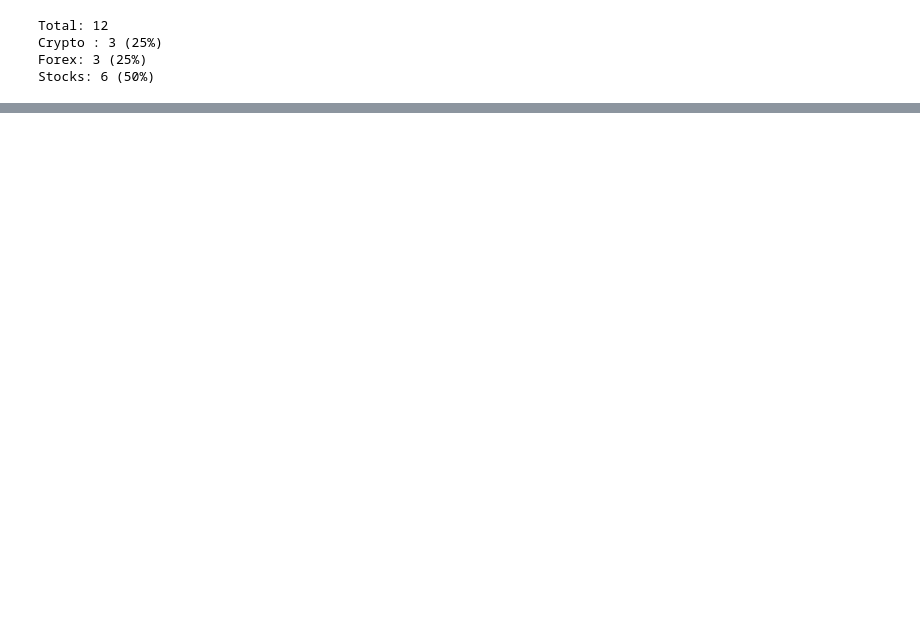
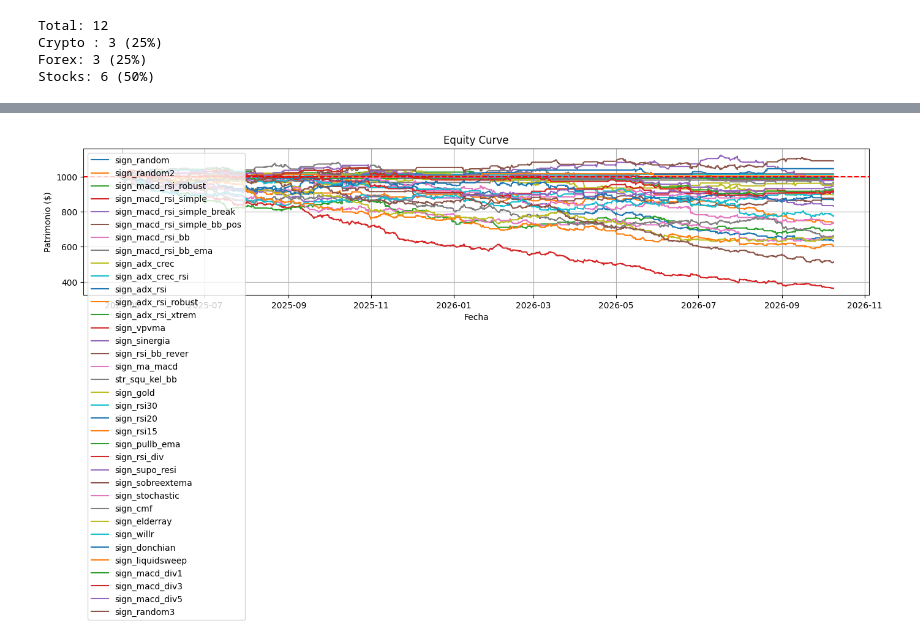
Before and after one commit to josebrx99/python, a Jupyter notebook: trading/engine/backtester.ipynb, the cells around one changed output, grey strips where cells are left out. Saved outputs shown, nothing was run; the diff lists cells and outputs as text; code cells hidden in the pictures; blank space fills up the shorter version.

```diff
--- a/trading/engine/backtester.ipynb
+++ b/trading/engine/backtester.ipynb
@@ -203,2 +281,32 @@ SyntaxError: invalid syntax (4024874182.py, line 3)
+# %%
+import matplotlib.pyplot as plt
+
+
+dfpl = equity
+dfpl = dfpl.sort_values("time").copy()
+
+dfpl["equity_peak"] = dfpl["equity"].cummax()
+
+dfpl["drawdown"] = (
+    dfpl["equity"] / dfpl["equity_peak"] - 1
+)
+
+fig, ax = plt.subplots(figsize=(14, 6))
+
+for sign in cols_sign:
+    tmp = dfpl[dfpl["signal"] == sign]
+    ax.plot(tmp["time"], tmp["equity"], label = sign)
+
+ax.set_title("Equity Curve")
+ax.set_xlabel("Fecha")
+ax.set_ylabel("Patrimonio ($)")
+ax.grid(True)
+ax.axhline(1000, linestyle = "--", color = "red")
+
+plt.legend()
+plt.tight_layout()
+plt.show()
+# %% [output]
+[figure, added]
 # %%
 qewe
```
Also changed, not shown: parts of 15 cells of this notebook, 25 other files.
